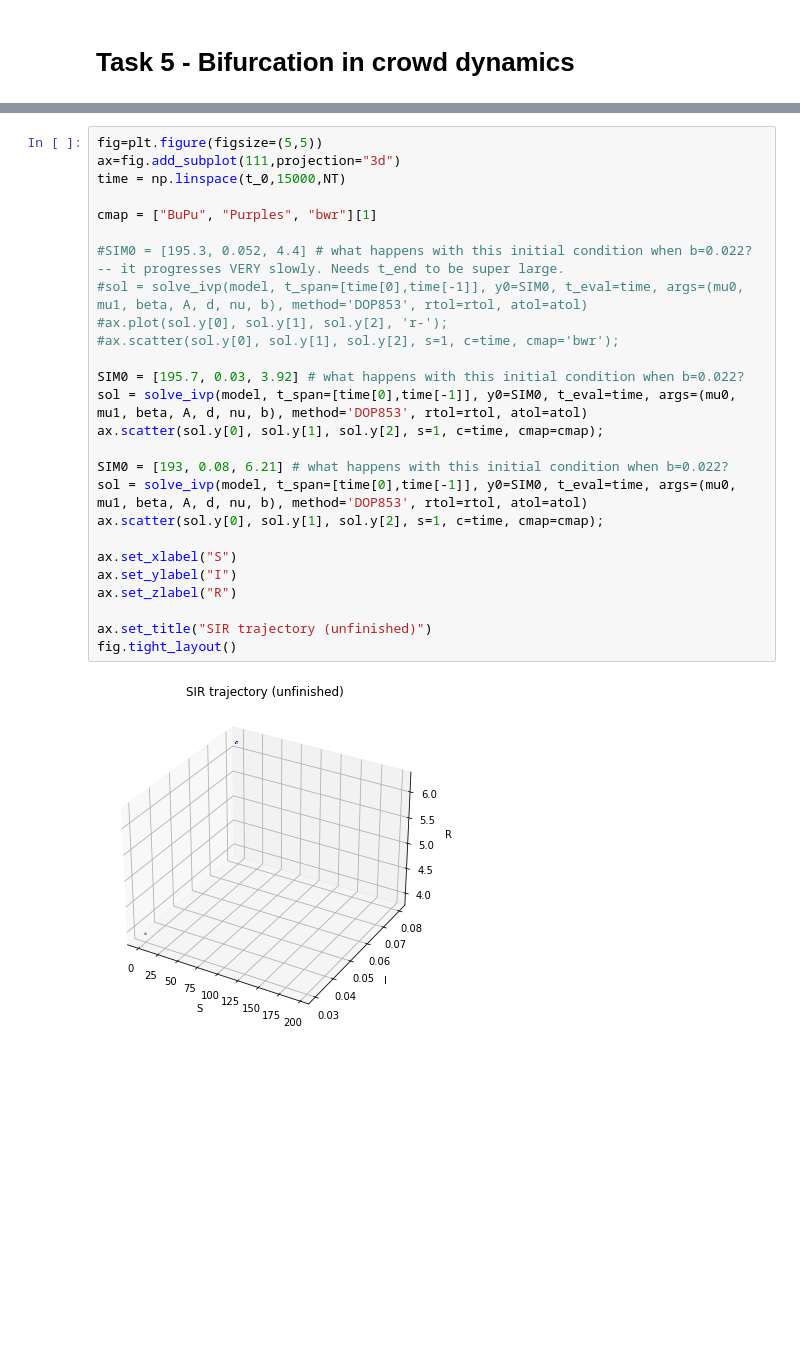
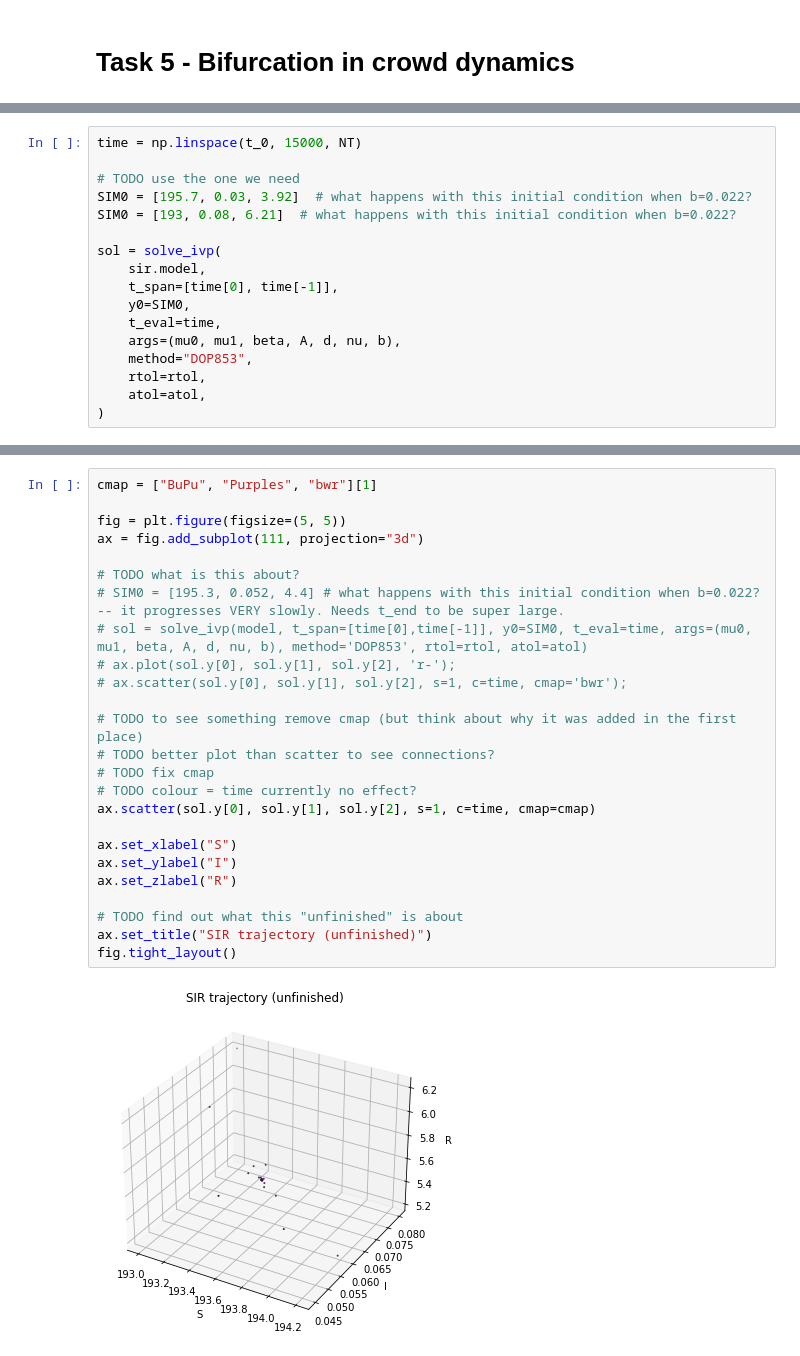
Before and after one commit to sonmikrafft-uni-MLCMS/ex3, a Jupyter notebook: task_5.ipynb, the cells around one changed output, grey strips where cells are left out. Saved outputs shown, nothing was run; the diff lists cells and outputs as text; blank space fills up the shorter version.

Commit message:
First cleaned up version of SIR notebook

```diff
--- a/task_5.ipynb
+++ b/task_5.ipynb
@@ -124,0 +121,17 @@ Globally asymptotically stable if beta <=d+nu+mu0. This is False
+# %%
+time = np.linspace(t_0, 15000, NT)
+
+# TODO use the one we need
+SIM0 = [195.7, 0.03, 3.92]  # what happens with this initial condition when b=0.022?
+SIM0 = [193, 0.08, 6.21]  # what happens with this initial condition when b=0.022?
+
+sol = solve_ivp(
+    sir.model,
+    t_span=[time[0], time[-1]],
+    y0=SIM0,
+    t_eval=time,
+    args=(mu0, mu1, beta, A, d, nu, b),
+    method="DOP853",
+    rtol=rtol,
+    atol=atol,
+)
@@ -125,28 +140,27 @@ Globally asymptotically stable if beta <=d+nu+mu0. This is False
 # %%
-fig=plt.figure(figsize=(5,5))
-ax=fig.add_subplot(111,projection="3d")
-time = np.linspace(t_0,15000,NT)
-
 cmap = ["BuPu", "Purples", "bwr"][1]
 
-#SIM0 = [195.3, 0.052, 4.4] # what happens with this initial condition when b=0.022? -- it progresses VERY slowly. Needs t_end to be super large.
-#sol = solve_ivp(model, t_span=[time[0],time[-1]], y0=SIM0, t_eval=time, args=(mu0, mu1, beta, A, d, nu, b), method='DOP853', rtol=rtol, atol=atol)
-#ax.plot(sol.y[0], sol.y[1], sol.y[2], 'r-');
-#ax.scatter(sol.y[0], sol.y[1], sol.y[2], s=1, c=time, cmap='bwr');
+fig = plt.figure(figsize=(5, 5))
+ax = fig.add_subplot(111, projection="3d")
 
-SIM0 = [195.7, 0.03, 3.92] # what happens with this initial condition when b=0.022?
-sol = solve_ivp(model, t_span=[time[0],time[-1]], y0=SIM0, t_eval=time, args=(mu0, mu1, beta, A, d, nu, b), method='DOP853', rtol=rtol, atol=atol)
-ax.scatter(sol.y[0], sol.y[1], sol.y[2], s=1, c=time, cmap=cmap);
+# TODO what is this about?
+# SIM0 = [195.3, 0.052, 4.4] # what happens with this initial condition when b=0.022? -- it progresses VERY slowly. Needs t_end to be super large.
+# sol = solve_ivp(model, t_span=[time[0],time[-1]], y0=SIM0, t_eval=time, args=(mu0, mu1, beta, A, d, nu, b), method='DOP853', rtol=rtol, atol=atol)
+# ax.plot(sol.y[0], sol.y[1], sol.y[2], 'r-');
+# ax.scatter(sol.y[0], sol.y[1], sol.y[2], s=1, c=time, cmap='bwr');
 
-SIM0 = [193, 0.08, 6.21] # what happens with this initial condition when b=0.022?
-sol = solve_ivp(model, t_span=[time[0],time[-1]], y0=SIM0, t_eval=time, args=(mu0, mu1, beta, A, d, nu, b), method='DOP853', rtol=rtol, atol=atol)
-ax.scatter(sol.y[0], sol.y[1], sol.y[2], s=1, c=time, cmap=cmap);
+# TODO to see something remove cmap (but think about why it was added in the first place)
+# TODO better plot than scatter to see connections?
+# TODO fix cmap
+# TODO colour = time currently no effect?
+ax.scatter(sol.y[0], sol.y[1], sol.y[2], s=1, c=time, cmap=cmap)
 
 ax.set_xlabel("S")
 ax.set_ylabel("I")
 ax.set_zlabel("R")
 
+# TODO find out what this "unfinished" is about
 ax.set_title("SIR trajectory (unfinished)")
 fig.tight_layout()
 # %% [output]
-[figure, old version]
+[figure, new version]
```
Also changed, not shown: parts of 14 cells of this notebook, 3 other files.
